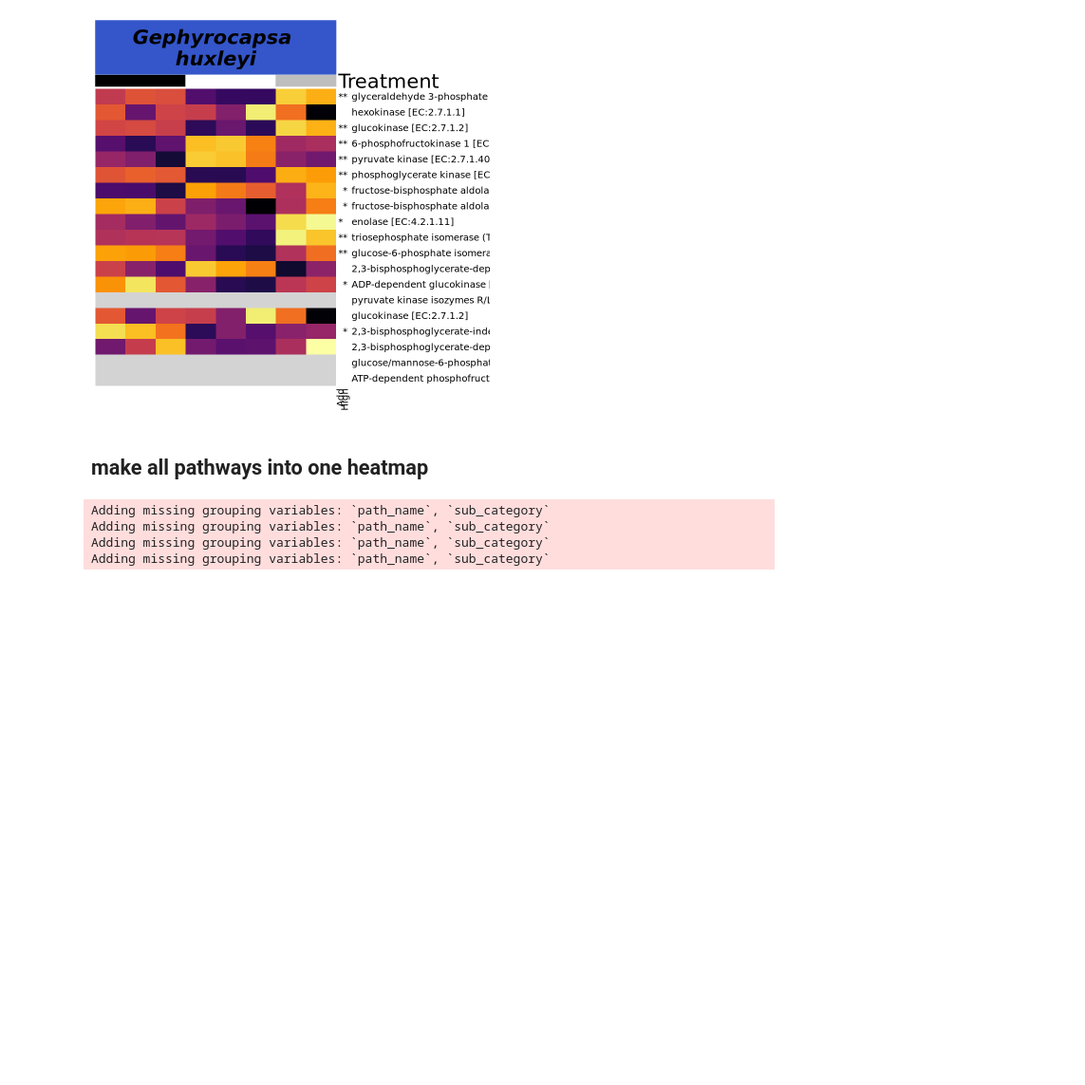
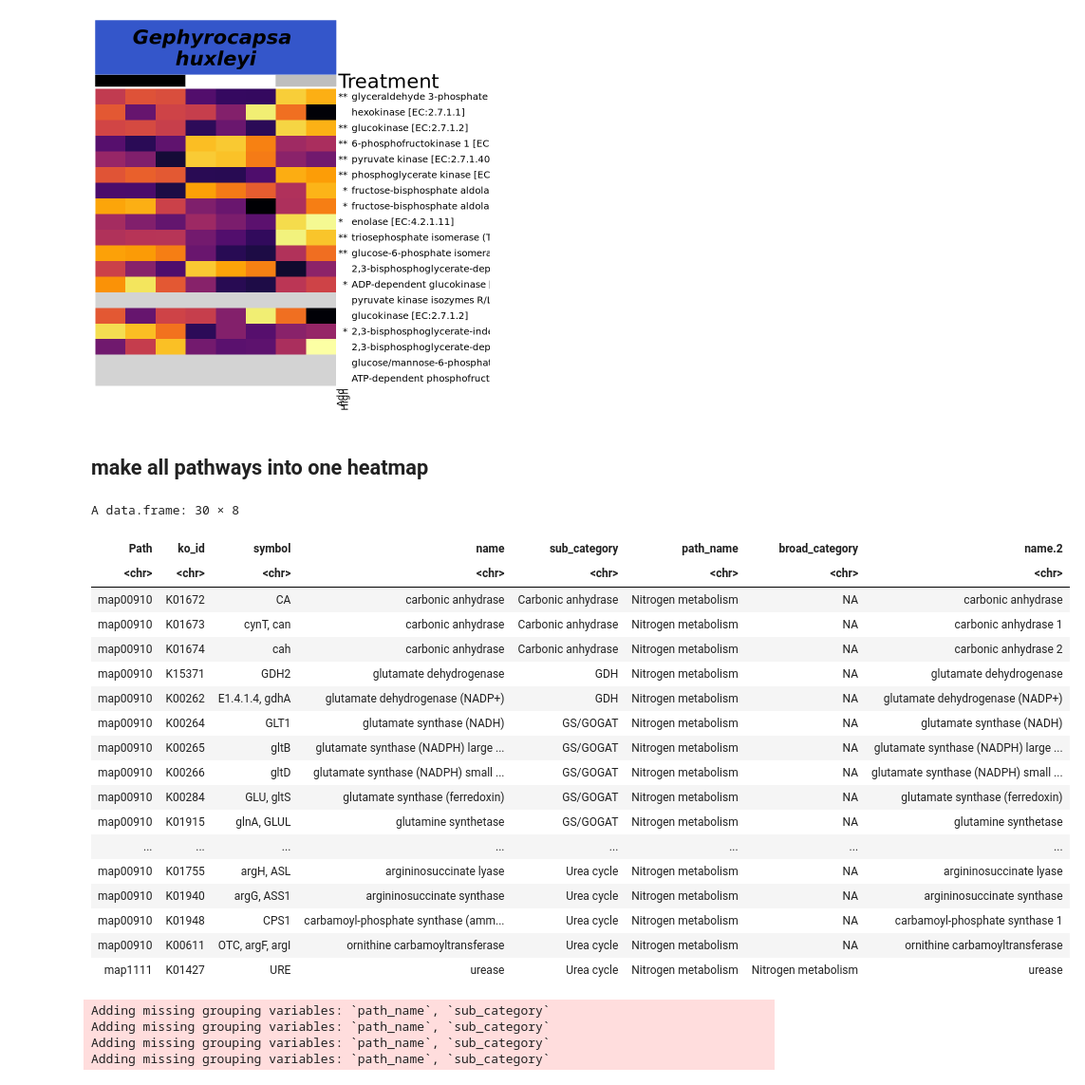
Before and after one commit to CohenLabUGA/SAB_isolates, a Jupyter notebook: jupyter_notebooks/DE_figs.ipynb, the cells around one changed output. Shown at 95% size. Saved outputs shown, nothing was run; the diff lists cells and outputs as text; code cells hidden in the pictures; blank space fills up the shorter version.

Commit message:
order fig4 by name.2 column

```diff
--- a/jupyter_notebooks/DE_figs.ipynb
+++ b/jupyter_notebooks/DE_figs.ipynb
@@ -700,7 +700,30 @@ all.path$name.2 = str_replace_all(all.path$name.2,
                   'nitrate/nitrite transport ATP-binding protein C'='nitrate/nitrite transport ATP-binding C'))
 # %%
 all.path$name.2 = str_replace(all.path$name.2, 'glyceraldehyde 3-phosphate.*','glyceraldehyde 3-phosphate\ndehydrogenase')
-all.path$name.2 = str_replace(all.path$name.2, 'solute carrier family 14 (urea transporter)', 'urea transporter (SLC14A)')
+all.path$name.2 = str_replace(all.path$name.2, 'solute carrier family 14.*', 'urea transporter (SLC14A)')
+# %%
+np=filter(all.path, path_name=='Nitrogen metabolism')
+(arrange(np,sub_category, name.2))
+# %% [output]
+A data.frame: 30 × 8
+| Path | ko_id | symbol | name | sub_category | path_name | broad_category | name.2 |
+| <chr> | <chr> | <chr> | <chr> | <chr> | <chr> | <chr> | <chr> |
+| map00910 | K01672 | CA | carbonic anhydrase | Carbonic anhydrase | Nitrogen metabolism | NA | carbonic anhydrase |
+| map00910 | K01673 | cynT, can | carbonic anhydrase | Carbonic anhydrase | Nitrogen metabolism | NA | carbonic anhydrase 1 |
+| map00910 | K01674 | cah | carbonic anhydrase | Carbonic anhydrase | Nitrogen metabolism | NA | carbonic anhydrase 2 |
+| map00910 | K15371 | GDH2 | glutamate dehydrogenase | GDH | Nitrogen metabolism | NA | glutamate dehydrogenase |
+| map00910 | K00262 | E1.4.1.4, gdhA | glutamate dehydrogenase (NADP+) | GDH | Nitrogen metabolism | NA | glutamate dehydrogenase (NADP+) |
+| map00910 | K00264 | GLT1 | glutamate synthase (NADH) | GS/GOGAT | Nitrogen metabolism | NA | glutamate synthase (NADH) |
+| map00910 | K00265 | gltB | glutamate synthase (NADPH) large ... | GS/GOGAT | Nitrogen metabolism | NA | glutamate synthase (NADPH) large ... |
+| map00910 | K00266 | gltD | glutamate synthase (NADPH) small ... | GS/GOGAT | Nitrogen metabolism | NA | glutamate synthase (NADPH) small ... |
+| map00910 | K00284 | GLU, gltS | glutamate synthase (ferredoxin) | GS/GOGAT | Nitrogen metabolism | NA | glutamate synthase (ferredoxin) |
+| map00910 | K01915 | glnA, GLUL | glutamine synthetase | GS/GOGAT | Nitrogen metabolism | NA | glutamine synthetase |
+| ... | ... | ... | ... | ... | ... | ... | ... |
+| map00910 | K01755 | argH, ASL | argininosuccinate lyase | Urea cycle | Nitrogen metabolism | NA | argininosuccinate lyase |
+| map00910 | K01940 | argG, ASS1 | argininosuccinate synthase | Urea cycle | Nitrogen metabolism | NA | argininosuccinate synthase |
+| map00910 | K01948 | CPS1 | carbamoyl-phosphate synthase (amm... | Urea cycle | Nitrogen metabolism | NA | carbamoyl-phosphate synthase 1 |
+| map00910 | K00611 | OTC, argF, argI | ornithine carbamoyltransferase | Urea cycle | Nitrogen metabolism | NA | ornithine carbamoyltransferase |
+| map1111 | K01427 | URE | urease | Urea cycle | Nitrogen metabolism | Nitrogen metabolism | urease |
 # %%
 col_fun=colorRamp2(c(-2,0,2), hcl_palette ='Inferno')
 
```
Also changed, not shown: parts of 2 cells of this notebook, 1 other file.
